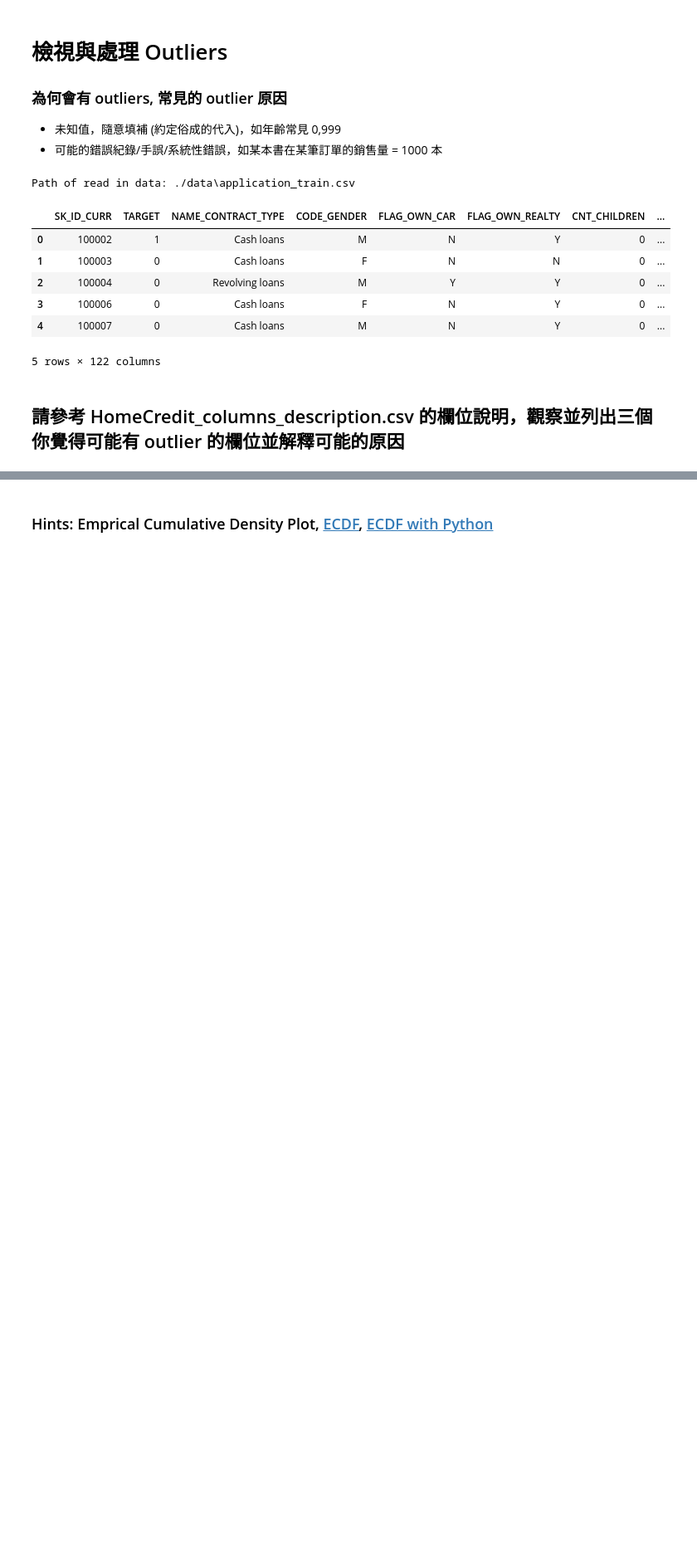
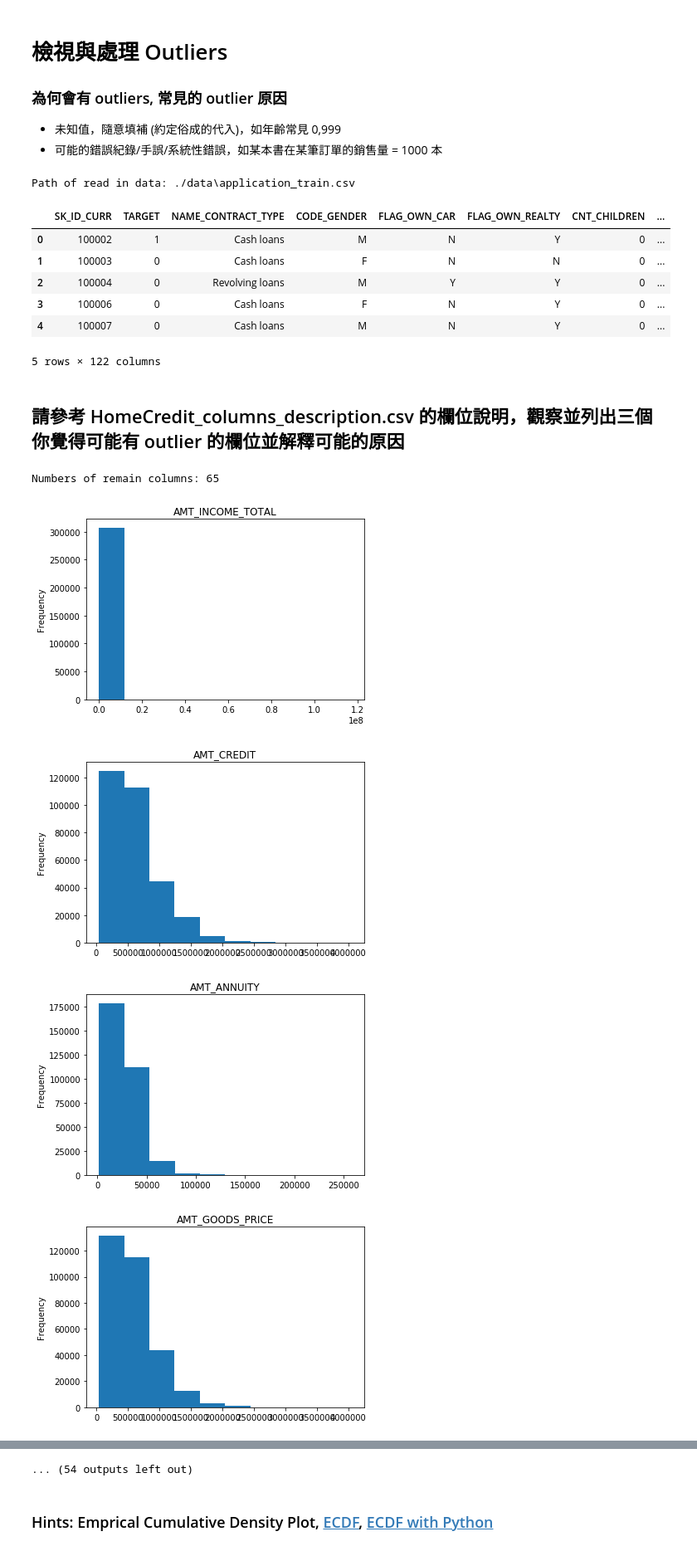
Before and after one commit to chenkenanalytic/2nd-ML100days, a Jupyter notebook: homework/Day_006_HW.ipynb, the cells around one changed output, grey strips where cells are left out. Shown: that part at 83% size. Saved outputs shown, nothing was run; the diff lists cells and outputs as text; code cells hidden in the pictures; blank space fills up the shorter version.

```diff
--- a/homework/Day_006_HW.ipynb
+++ b/homework/Day_006_HW.ipynb
@@ -33,20 +33,26 @@ Path of read in data: ./data\application_train.csv
 # %%
 # 先篩選數值型的欄位
 """
 YOUR CODE HERE, fill correct data types (for example str, float, int, ...)
 """
-dtype_select = []
+dtype_select = ['float']
 
 numeric_columns = list(app_train.columns[list(app_train.dtypes.isin(dtype_select))])
 
 # 再把只有 2 值 (通常是 0,1) 的欄位去掉
 numeric_columns = list(app_train[numeric_columns].columns[list(app_train[numeric_columns].apply(lambda x:len(x.unique())!=2 ))])
-print("Numbers of remain columns" % len(numeric_columns))
+print("Numbers of remain columns: " + str(len(numeric_columns)))
 
 # 檢視這些欄位的數值範圍
 for col in numeric_columns:
     """
     Your CODE HERE, make the box plot
     """
-
+    app_train[col].plot.hist(title = col);
     plt.show()
+# %% [output]
+Numbers of remain columns: 65
+[figure, added]
+[figure, added]
+[figure, added]
+[figure, added]
@@ -53,3 +66,4 @@ for col in numeric_columns:
+... (54 outputs left out)
 # %%
 # 從上面的圖檢查的結果，至少這三個欄位好像有點可疑
 
```
Also changed, not shown: parts of 5 cells of this notebook.
